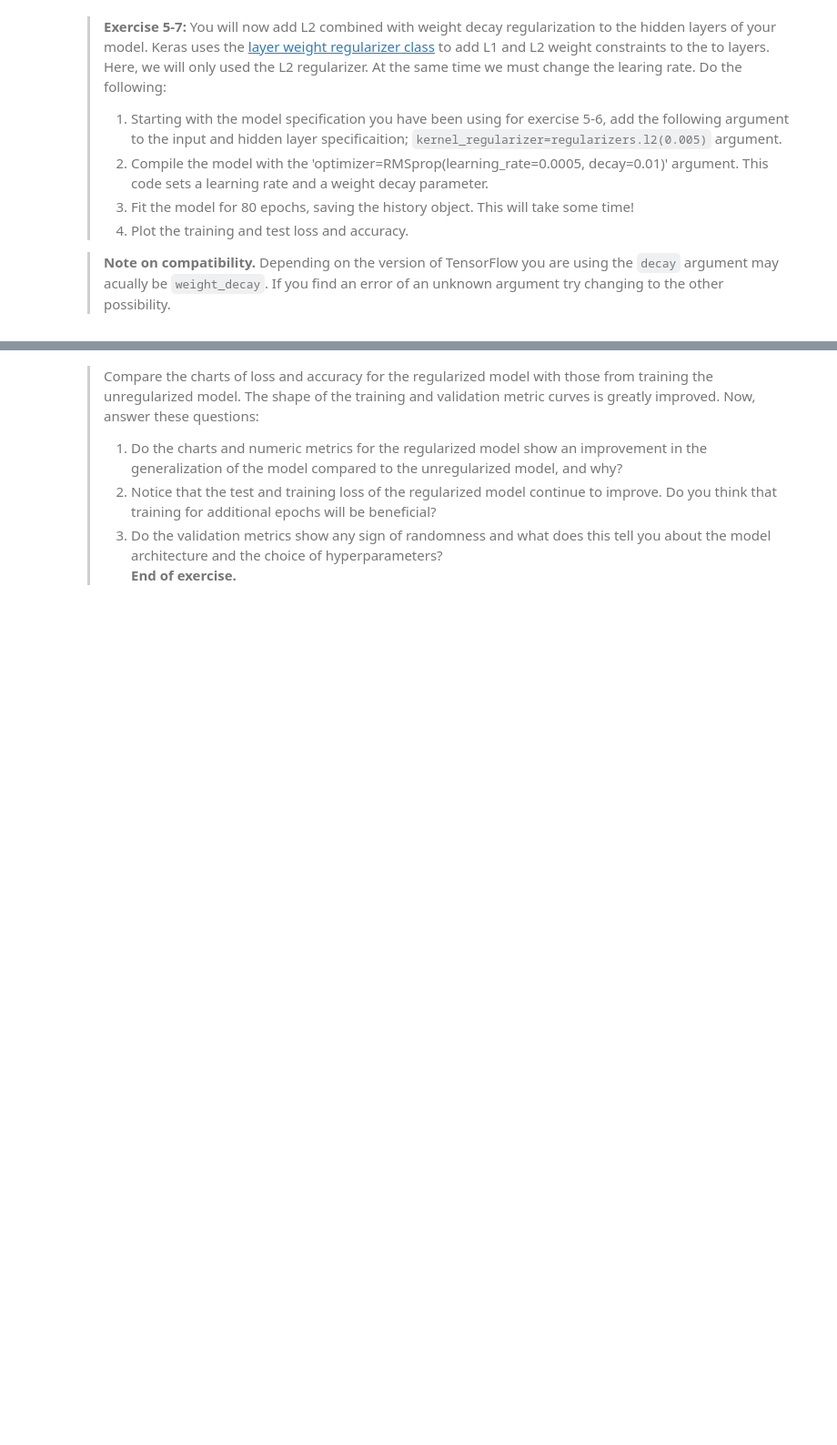
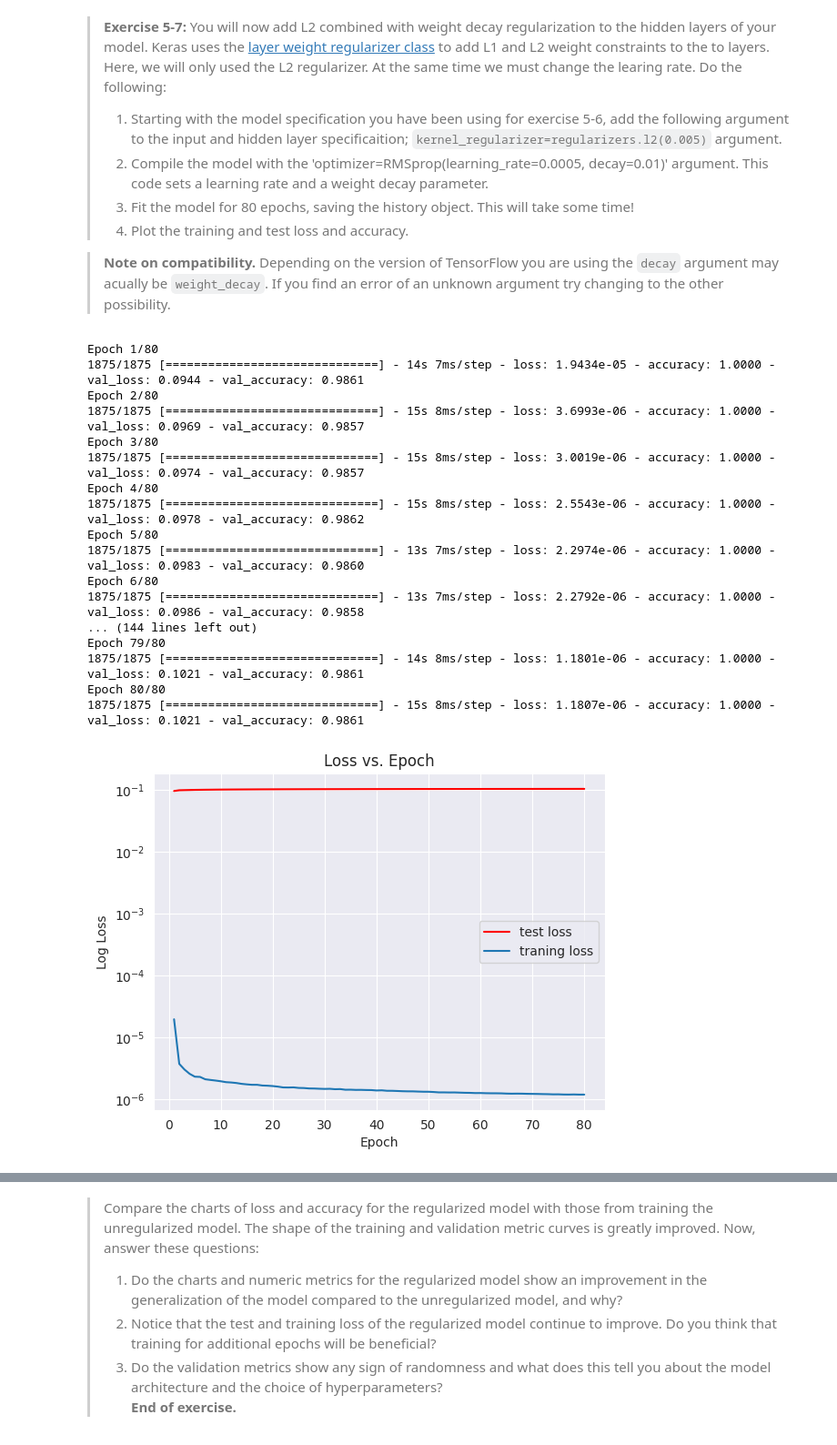
Before and after one commit to whendo/CSCI-E25, a Jupyter notebook: Labs/5_IntrotoDeepForwardNetworksForCV.ipynb, the cells around one changed output, grey strips where cells are left out. Shown at 91% size. Drawn from its saved outputs; the diff is of its cells as text; code cells hidden in the pictures; blank space fills up the shorter version.

```diff
--- a/Labs/5_IntrotoDeepForwardNetworksForCV.ipynb
+++ b/Labs/5_IntrotoDeepForwardNetworksForCV.ipynb
@@ -854,0 +871,35 @@ Notice that the hypterparameters control several aspects of the model training.
+# %%
+## Your code goes here
+# Starting with the model specification you have been using for exercise 5-6, add the following argument to the input and hidden layer specificaition; kernel_regularizer=regularizers.l2(0.005) argument.
+input_layer = nn.layers[0]
+input_layer.kernel_regularizer = regularizers.l2(0.005)
+
+hidden_layer = nn.layers[1]
+hidden_layer.kernel_regularizer = regularizers.l2(0.005)
+
+# Compile the model with the 'optimizer=RMSprop(learning_rate=0.0005, decay=0.01)' argument. This code sets a learning rate and a weight decay parameter.
+nn.compile(optimizer=RMSprop(learning_rate=0.0005, decay=0.01), loss='categorical_crossentropy', metrics=['accuracy'])
+# Fit the model for 80 epochs, saving the history object. This will take some time!
+results = nn.fit(train_images, train_labels, epochs=80, validation_data=(test_images, test_labels))
+# Plot the training and test loss and accuracy.
+plot_loss(results)
+plot_accuracy(results)
+# %% [output]
+Epoch 1/80
+1875/1875 [==============================] - 14s 7ms/step - loss: 1.9434e-05 - accuracy: 1.0000 - val_loss: 0.0944 - val_accuracy: 0.9861
+Epoch 2/80
+1875/1875 [==============================] - 15s 8ms/step - loss: 3.6993e-06 - accuracy: 1.0000 - val_loss: 0.0969 - val_accuracy: 0.9857
+Epoch 3/80
+1875/1875 [==============================] - 15s 8ms/step - loss: 3.0019e-06 - accuracy: 1.0000 - val_loss: 0.0974 - val_accuracy: 0.9857
+Epoch 4/80
+1875/1875 [==============================] - 15s 8ms/step - loss: 2.5543e-06 - accuracy: 1.0000 - val_loss: 0.0978 - val_accuracy: 0.9862
+Epoch 5/80
+1875/1875 [==============================] - 13s 7ms/step - loss: 2.2974e-06 - accuracy: 1.0000 - val_loss: 0.0983 - val_accuracy: 0.9860
+Epoch 6/80
+1875/1875 [==============================] - 13s 7ms/step - loss: 2.2792e-06 - accuracy: 1.0000 - val_loss: 0.0986 - val_accuracy: 0.9858
+... (144 lines left out)
+Epoch 79/80
+1875/1875 [==============================] - 14s 8ms/step - loss: 1.1801e-06 - accuracy: 1.0000 - val_loss: 0.1021 - val_accuracy: 0.9861
+Epoch 80/80
+1875/1875 [==============================] - 15s 8ms/step - loss: 1.1807e-06 - accuracy: 1.0000 - val_loss: 0.1021 - val_accuracy: 0.9861
+[figure, added]
```
Also changed, not shown: parts of 15 cells of this notebook.
